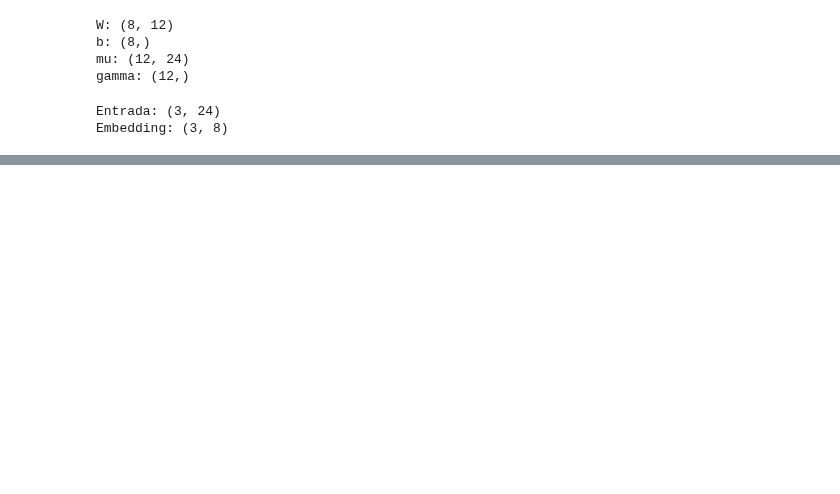
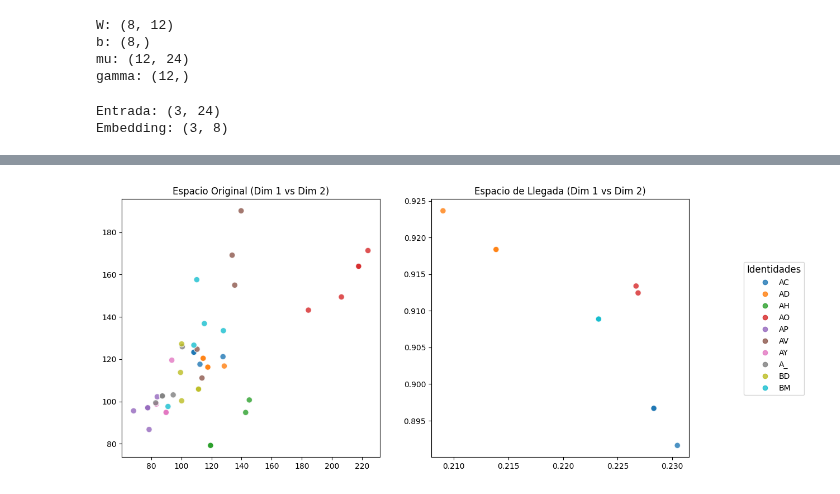
Before and after one commit to VictorManuelOrt/Biometric, a Jupyter notebook: RBFBIOM.ipynb, the cells around one changed output, grey strips where cells are left out. Saved outputs shown, nothing was run; the diff lists cells and outputs as text; code cells hidden in the pictures; blank space fills up the shorter version.

```diff
--- a/RBFBIOM.ipynb
+++ b/RBFBIOM.ipynb
@@ -2329,0 +2713,27 @@ plt.show()
+# %%
+# 1. Obtenemos tanto las etiquetas de texto únicas como sus números
+unique_labels, y_plot_numeric = np.unique(y_plot, return_inverse=True)
+
+fig, axs = plt.subplots(1, 2, figsize=(14, 6))
+cmap = 'tab10' # Paleta de 10 colores
+
+# Gráfica Original
+scatter_orig = axs[0].scatter(X_plot[:, 0], X_plot[:, 1], c=y_plot_numeric, cmap=cmap, alpha=0.8, edgecolors='w', s=60)
+axs[0].set_title('Espacio Original (Dim 1 vs Dim 2)')
+
+# Gráfica de Llegada (Embeddings)
+scatter_emb = axs[1].scatter(Z_plot[:, 0], Z_plot[:, 1], c=y_plot_numeric, cmap=cmap, alpha=0.8, edgecolors='w', s=60)
+axs[1].set_title('Espacio de Llegada (Dim 1 vs Dim 2)')
+
+# ==========================================
+# CÓDIGO PARA AGREGAR LA LEYENDA
+# ==========================================
+# Extraemos los colores que usó la gráfica y les ponemos el texto de unique_labels ('AC', 'AD'...)
+handles, _ = scatter_emb.legend_elements()
+fig.legend(handles, unique_labels, loc='center right', title='Identidades', fontsize=10, title_fontsize=12)
+
+# Ajustar márgenes para hacer espacio a la leyenda
+plt.subplots_adjust(right=0.85)
+plt.show()
+# %% [output]
+[figure, added]
```
Also changed, not shown: parts of 18 cells of this notebook.
